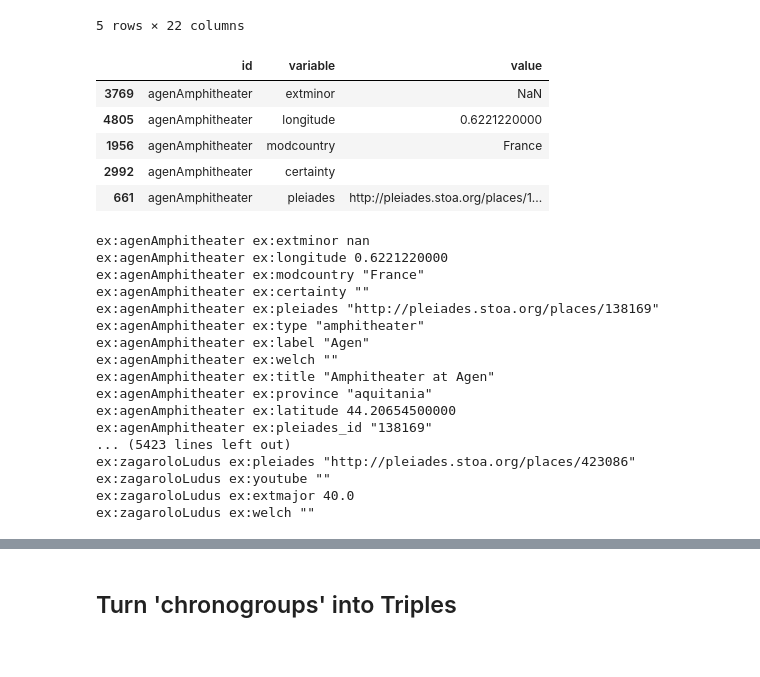
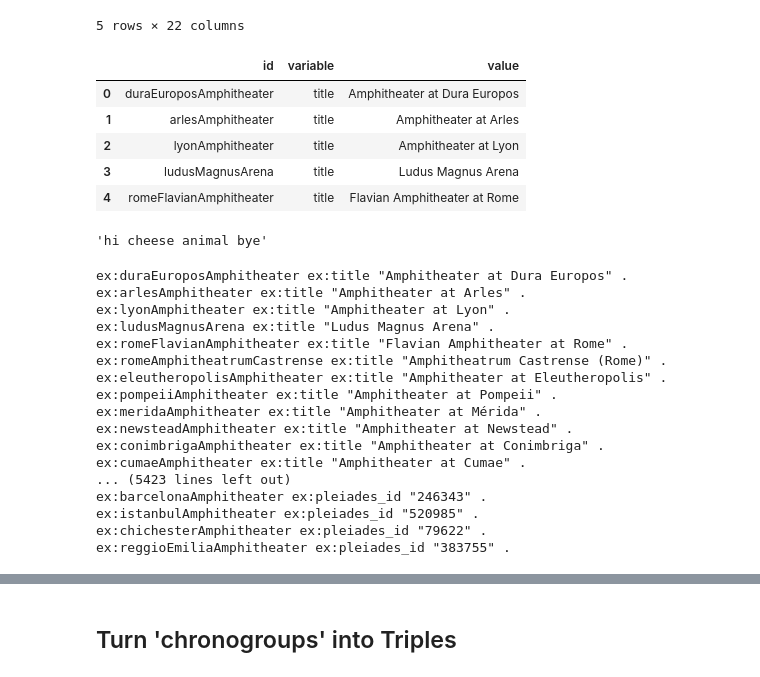
Before and after one commit to isaw-adsq/adsq-2017-sandbox, a Jupyter notebook: pymysql-triples.ipynb, the cells around one changed output, grey strips where cells are left out. Drawn from its saved outputs; the diff is of its cells as text; code cells hidden in the pictures.

```diff
--- a/pymysql-triples.ipynb
+++ b/pymysql-triples.ipynb
@@ -50,15 +50,19 @@ df.head()
 | 4 | romeFlavianAmphitheater | Flavian Amphitheater at Rome | Colosseum | http://pleiades.stoa.org/places/4... |  | 152 | amphitheater | 50000.0 | Italy |  | ... |
 5 rows × 22 columns
 # %%
-pseudo_triples = pd.melt(df,id_vars='id').sort_values('id')
+pseudo_triples = pd.melt(df,id_vars='id')
 pseudo_triples.head()
 # %% [output]
 |  | id | variable | value |
-| 3769 | agenAmphitheater | extminor | NaN |
-| 4805 | agenAmphitheater | longitude | 0.6221220000 |
-| 1956 | agenAmphitheater | modcountry | France |
-| 2992 | agenAmphitheater | certainty |  |
-| 661 | agenAmphitheater | pleiades | http://pleiades.stoa.org/places/1... |
+| 0 | duraEuroposAmphitheater | title | Amphitheater at Dura Europos |
+| 1 | arlesAmphitheater | title | Amphitheater at Arles |
+| 2 | lyonAmphitheater | title | Amphitheater at Lyon |
+| 3 | ludusMagnusArena | title | Ludus Magnus Arena |
+| 4 | romeFlavianAmphitheater | title | Flavian Amphitheater at Rome |
+# %%
+'hi %s %s bye' % ('cheese','animal')
+# %% [output]
+'hi cheese animal bye'
 # %%
 for t in pseudo_triples.iterrows():
     s = 'ex:%s' % t[1]['id']
@@ -66,24 +70,24 @@ for t in pseudo_triples.iterrows():
     if t[1]['variable'] in ['arenamajor','arenaminor','capacity','elevation','extmajor','extminor','longitude','latitude']:
         print('%s %s %s' % (s,p,t[1]['value']))
     else:
-        print('%s %s "%s"' % (s,p,t[1]['value']))
+        print('%s %s "%s" .' % (s,p,t[1]['value']))
 # %% [output]
-ex:agenAmphitheater ex:extminor nan
-ex:agenAmphitheater ex:longitude 0.6221220000
-ex:agenAmphitheater ex:modcountry "France"
-ex:agenAmphitheater ex:certainty ""
-ex:agenAmphitheater ex:pleiades "http://pleiades.stoa.org/places/138169"
-ex:agenAmphitheater ex:type "amphitheater"
-ex:agenAmphitheater ex:label "Agen"
-ex:agenAmphitheater ex:welch ""
-ex:agenAmphitheater ex:title "Amphitheater at Agen"
-ex:agenAmphitheater ex:province "aquitania"
-ex:agenAmphitheater ex:latitude 44.20654500000
-ex:agenAmphitheater ex:pleiades_id "138169"
+ex:duraEuroposAmphitheater ex:title "Amphitheater at Dura Europos" .
+ex:arlesAmphitheater ex:title "Amphitheater at Arles" .
+ex:lyonAmphitheater ex:title "Amphitheater at Lyon" .
+ex:ludusMagnusArena ex:title "Ludus Magnus Arena" .
+ex:romeFlavianAmphitheater ex:title "Flavian Amphitheater at Rome" .
+ex:romeAmphitheatrumCastrense ex:title "Amphitheatrum Castrense (Rome)" .
+ex:eleutheropolisAmphitheater ex:title "Amphitheater at Eleutheropolis" .
+ex:pompeiiAmphitheater ex:title "Amphitheater at Pompeii" .
+ex:meridaAmphitheater ex:title "Amphitheater at Mérida" .
+ex:newsteadAmphitheater ex:title "Amphitheater at Newstead" .
+ex:conimbrigaAmphitheater ex:title "Amphitheater at Conimbriga" .
+ex:cumaeAmphitheater ex:title "Amphitheater at Cumae" .
 ... (5423 lines left out)
-ex:zagaroloLudus ex:pleiades "http://pleiades.stoa.org/places/423086"
-ex:zagaroloLudus ex:youtube ""
-ex:zagaroloLudus ex:extmajor 40.0
-ex:zagaroloLudus ex:welch ""
+ex:barcelonaAmphitheater ex:pleiades_id "246343" .
+ex:istanbulAmphitheater ex:pleiades_id "520985" .
+ex:chichesterAmphitheater ex:pleiades_id "79622" .
+ex:reggioEmiliaAmphitheater ex:pleiades_id "383755" .
 # %%
 g = rdflib.Graph()
```
Also changed, not shown: parts of 6 cells of this notebook, 5 other files.
